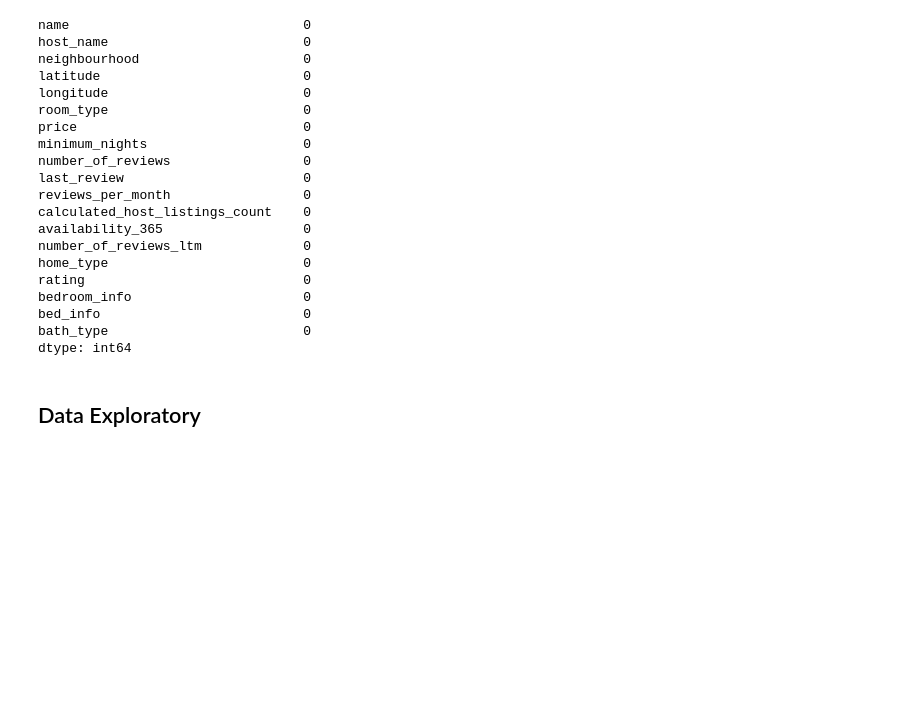
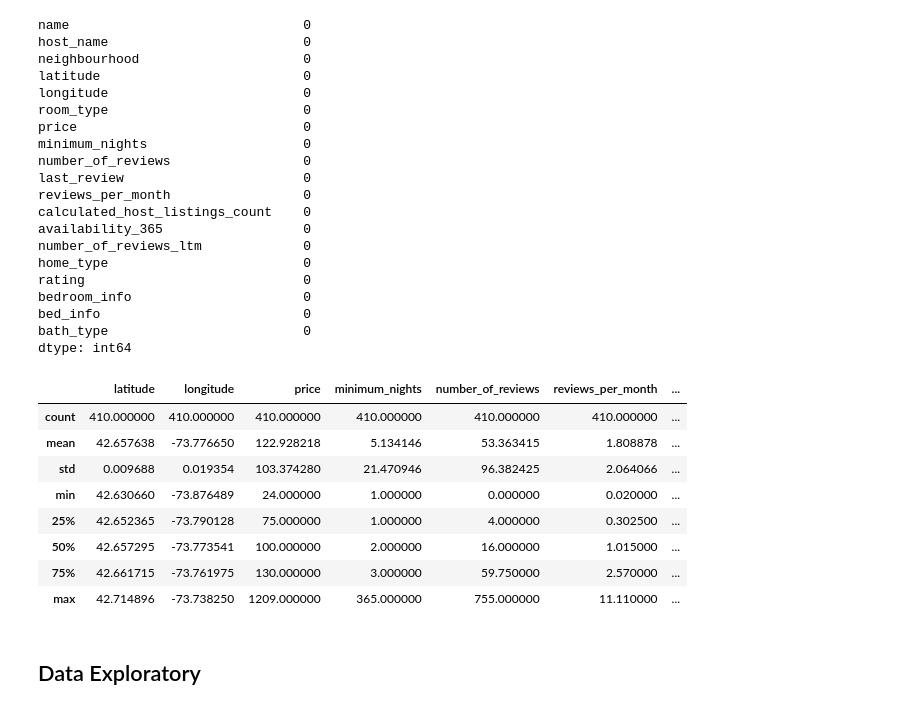
Before and after one commit to elhassan-othman/Airbnb-EDA-Project, a Jupyter notebook: Airbnb_Listing_EDA.ipynb, the cells around one changed output. Cells and saved outputs as stored; diff of their text form; code cells hidden in the pictures; blank space fills up the shorter version.

```diff
--- a/Airbnb_Listing_EDA.ipynb
+++ b/Airbnb_Listing_EDA.ipynb
@@ -263,6 +263,18 @@ bedroom_info                      0
 bed_info                          0
 bath_type                         0
 dtype: int64
+# %%
+df.describe()
+# %% [output]
+|  | latitude | longitude | price | minimum_nights | number_of_reviews | reviews_per_month | ... |
+| count | 410.000000 | 410.000000 | 410.000000 | 410.000000 | 410.000000 | 410.000000 | ... |
+| mean | 42.657638 | -73.776650 | 122.928218 | 5.134146 | 53.363415 | 1.808878 | ... |
+| std | 0.009688 | 0.019354 | 103.374280 | 21.470946 | 96.382425 | 2.064066 | ... |
+| min | 42.630660 | -73.876489 | 24.000000 | 1.000000 | 0.000000 | 0.020000 | ... |
+| 25% | 42.652365 | -73.790128 | 75.000000 | 1.000000 | 4.000000 | 0.302500 | ... |
+| 50% | 42.657295 | -73.773541 | 100.000000 | 2.000000 | 16.000000 | 1.015000 | ... |
+| 75% | 42.661715 | -73.761975 | 130.000000 | 3.000000 | 59.750000 | 2.570000 | ... |
+| max | 42.714896 | -73.738250 | 1209.000000 | 365.000000 | 755.000000 | 11.110000 | ... |
 # %% [markdown]
 ## Data Exploratory
 # %%
```
Also changed, not shown: parts of 9 cells of this notebook.
